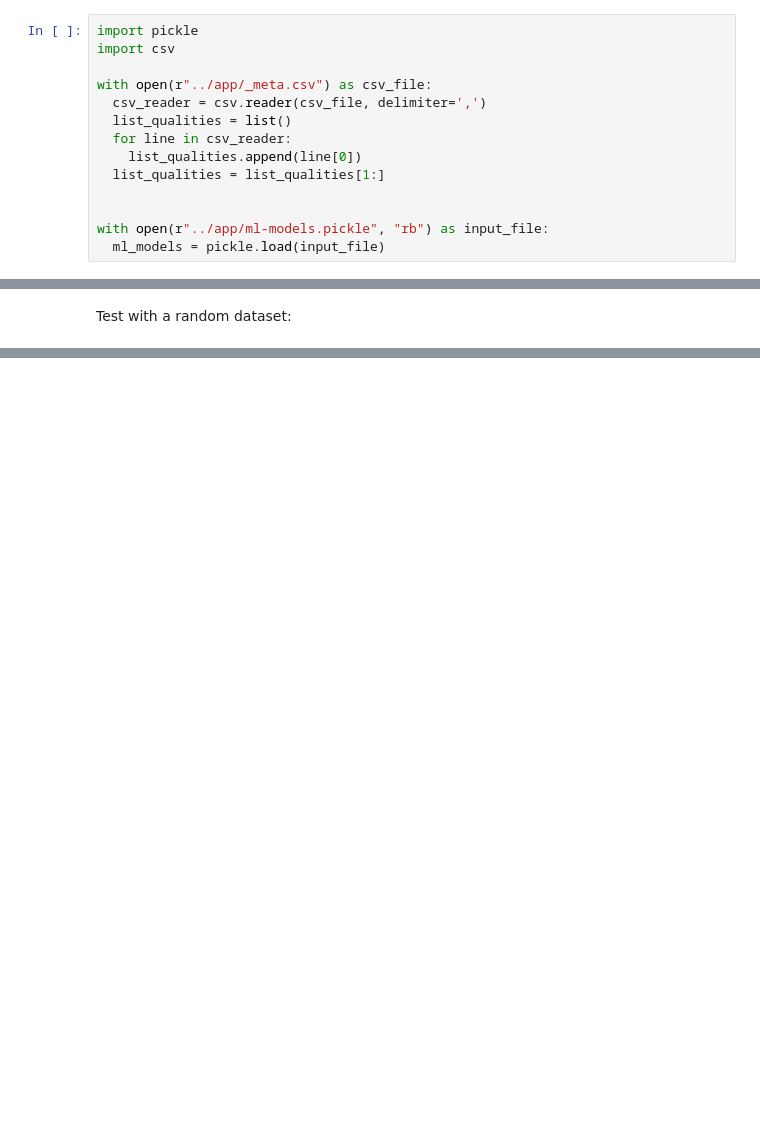
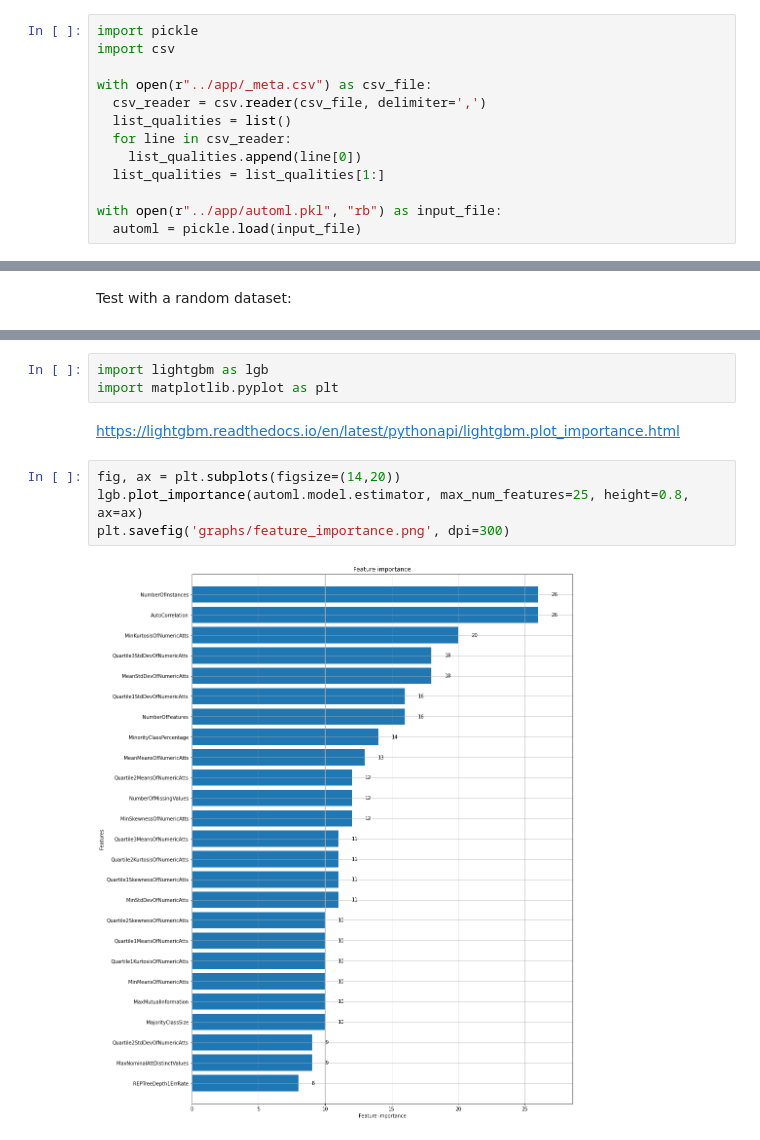
Before and after one commit to fvholten/AutoMLSelector, a Jupyter notebook: scripts/test-automlselector.ipynb, the cells around one changed output, grey strips where cells are left out. Drawn from its saved outputs; the diff is of its cells as text; blank space fills up the shorter version.

```diff
--- a/scripts/test-automlselector.ipynb
+++ b/scripts/test-automlselector.ipynb
@@ -13,7 +13,6 @@ with open(r"../app/_meta.csv") as csv_file:
     list_qualities.append(line[0])
   list_qualities = list_qualities[1:]
 
-
-with open(r"../app/ml-models.pickle", "rb") as input_file:
-  ml_models = pickle.load(input_file)
+with open(r"../app/automl.pkl", "rb") as input_file:
+  automl = pickle.load(input_file)
 # %% [markdown]
@@ -77,0 +44,11 @@ for key, result in results.items():
+# %%
+import lightgbm as lgb
+import matplotlib.pyplot as plt
+# %% [markdown]
+https://lightgbm.readthedocs.io/en/latest/pythonapi/lightgbm.plot_importance.html
+# %%
+fig, ax = plt.subplots(figsize=(14,20))
+lgb.plot_importance(automl.model.estimator, max_num_features=25, height=0.8, ax=ax)
+plt.savefig('graphs/feature_importance.png', dpi=300)
+# %% [output]
+[figure, added]
```
Also changed, not shown: parts of 12 cells of this notebook, 27 other files.
